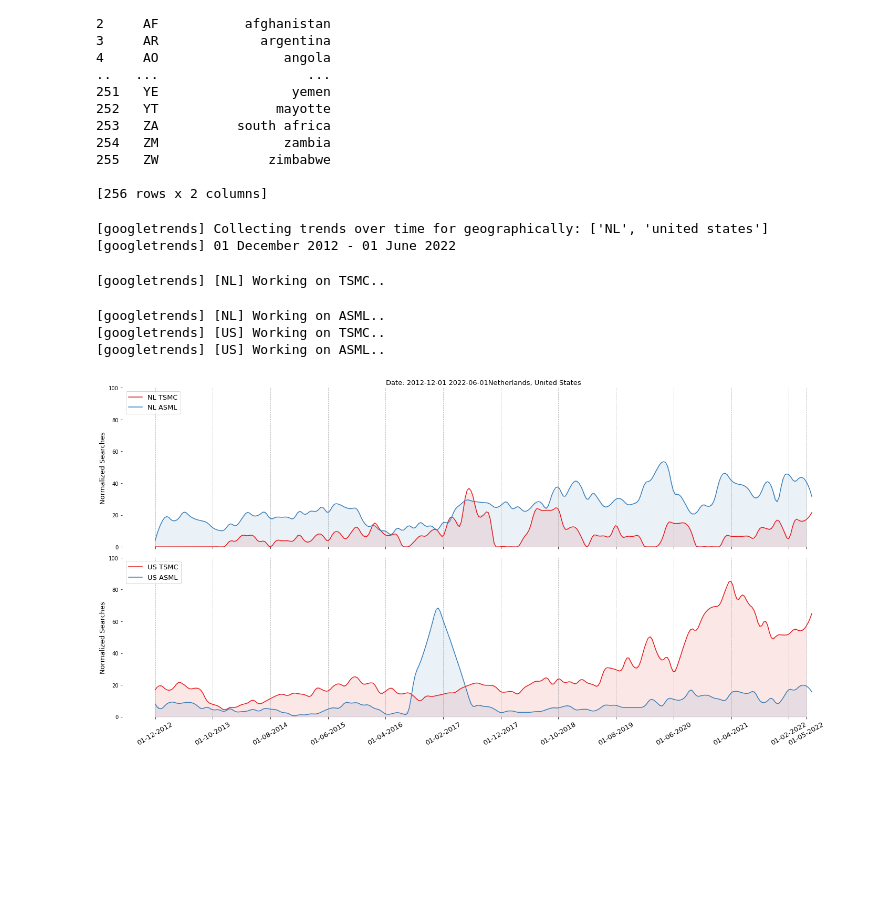
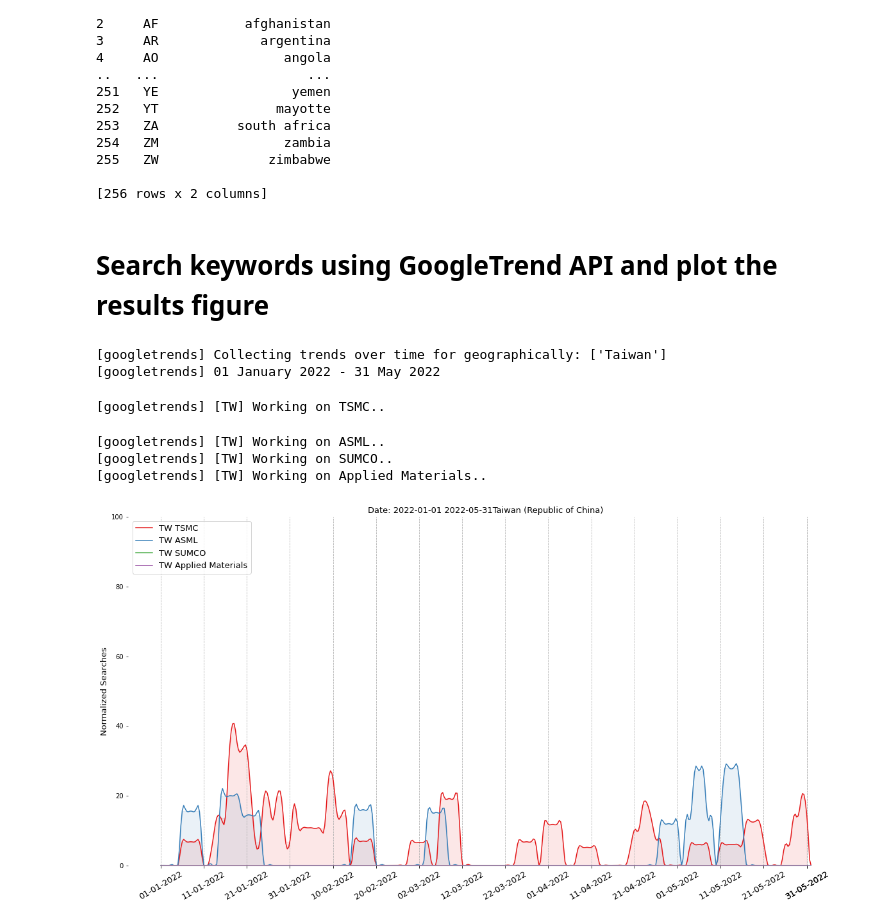
Before and after one commit to sclin87/TSMC_Digital_Business_G21, a Jupyter notebook: GoogleTrend.ipynb, the cells around one changed output. Saved outputs shown, nothing was run; the diff lists cells and outputs as text; code cells hidden in the pictures; blank space fills up the shorter version.

Commit message:
Compare the GoogleTrend API and our method

```diff
--- a/GoogleTrend.ipynb
+++ b/GoogleTrend.ipynb
@@ -53,32 +62,35 @@ print(geo_names)
 255   ZW              zimbabwe
 
 [256 rows x 2 columns]
+# %% [markdown]
+# Search keywords using GoogleTrend API and plot the results figure
 # %%
 # Import
 import googletrends as googletrends
 
 # Settings
-searchwords = ['TSMC', 'ASML']
-geo = ['NL', 'united states']
-date_start = '01-12-2012'
+searchwords = ['TSMC', 'ASML', 'SUMCO', 'Applied Materials']
+geo =['Taiwan']
+date_start = '01-01-2022'
+date_stop = '31-05-2022'
 
-# Collect the google trends since 2012
-results = googletrends.temporal(searchwords, geo=geo, date_start=date_start)
+# Collect the google trends since 2022
+results = googletrends.temporal(searchwords, geo=geo, date_start=date_start, date_stop=date_stop)
 
-# [googletrends] Collecting trends over time for geographically: ['NL', 'US']
-# [googletrends] 01 December 2012 - 01 June 2022
-# [googletrends] [NL] Working on TSMC..
-# [googletrends] [NL] Working on ASML..
-# [googletrends] [US] Working on TSMC..
-# [googletrends] [US] Working on ASML..
+# [googletrends] Collecting trends over time for geographically: ['Taiwan']
+# [googletrends] 01 January 2021 - 31 May 2022
+# [googletrends] [TW] Working on TSMC..
+# [googletrends] [TW] Working on ASML..
+# [googletrends] [TW] Working on SUMCO..
+# [googletrends] [TW] Working on Applied Materials..
 
 # Plot
 googletrends.plot(results)
 # %% [output]
-[googletrends] Collecting trends over time for geographically: ['NL', 'united states']
-[googletrends] 01 December 2012 - 01 June 2022
+[googletrends] Collecting trends over time for geographically: ['Taiwan']
+[googletrends] 01 January 2022 - 31 May 2022
-[googletrends] [NL] Working on TSMC..
+[googletrends] [TW] Working on TSMC..
-[googletrends] [NL] Working on ASML..
-[googletrends] [US] Working on TSMC..
-[googletrends] [US] Working on ASML..
+[googletrends] [TW] Working on ASML..
+[googletrends] [TW] Working on SUMCO..
+[googletrends] [TW] Working on Applied Materials..
-[figure, old version]
+[figure, new version]
```
Also changed, not shown: parts of 13 cells of this notebook.
